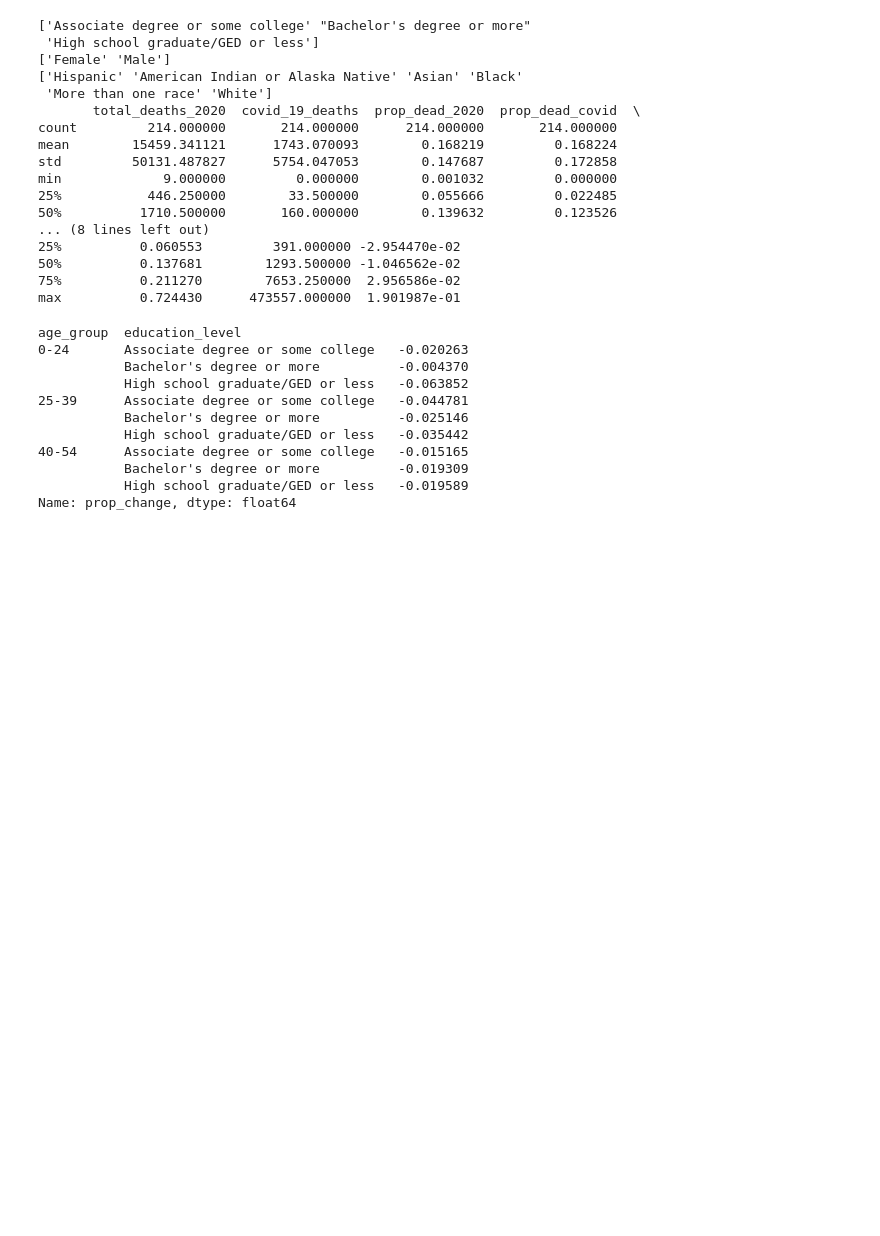
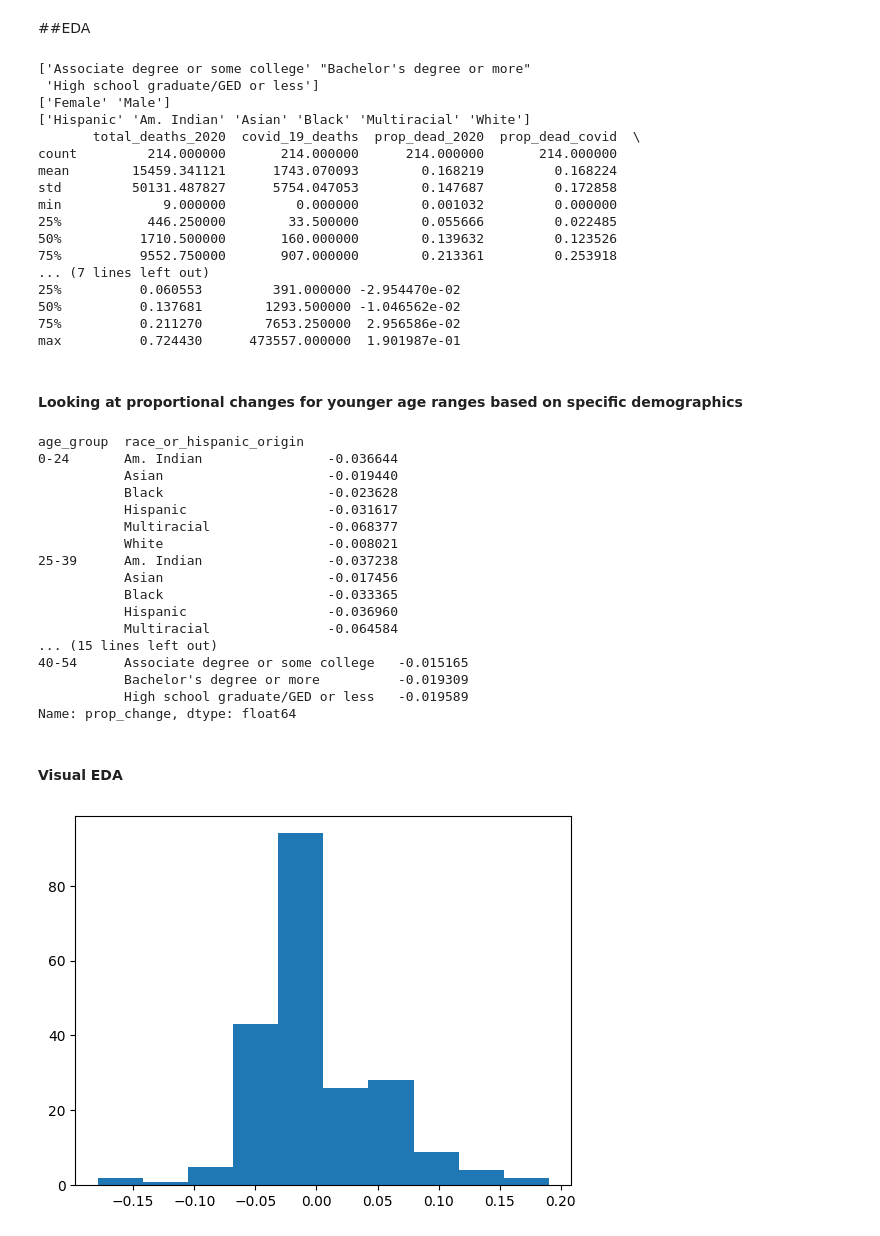
Before and after one commit to Acodea23/eda_blog, a Jupyter notebook: quick_eda.ipynb, the cells around one changed output. Cells and saved outputs as stored; diff of their text form; code cells hidden in the pictures; blank space fills up the shorter version.

```diff
--- a/quick_eda.ipynb
+++ b/quick_eda.ipynb
@@ -19,15 +21,14 @@ df = pd.DataFrame(data)
 # %%
-#clean data
 #convert numeric values from strings
 df['total_deaths'] = pd.to_numeric(df['total_deaths'])
 df['covid_19_deaths'] = pd.to_numeric(df['covid_19_deaths'])
-#strip age groups of extra text
+
+#using regex to shorten and clarify values
 df['age_group'] = df['age_group'].str.replace(" years", "")
-df['race_or_hispanic_origin'] = df['race_or_hispanic_origin'].str.replace("Non-Hispanic ", "")
+df['race_or_hispanic_origin'] = df['race_or_hispanic_origin'].str.replace("Non-Hispanic ", "").str.replace("American Indian or Alaska Native", "Am. Indian").str.replace("More than one race", "Multiracial")
 df['education_level'] = df['education_level'].str.replace("Bachelor�s degree or more", "Bachelor's degree or more")
 
-#drop unneccesary frames.
+#drop unneccesary frames. Including uknown values and date column for when row was last updated
 df = df.drop("data_as_of", axis=1)
 df = df.drop(df[df["education_level"] == "Unknown"].index)
 df = df.drop(df[df["race_or_hispanic_origin"] == "Unknown"].index)
-#df.head()
@@ -69,20 +64,19 @@ comb_df.head()
 comb_df.to_csv("covid_death_demographics.csv", index = False)
+# %% [markdown]
+##EDA
 # %%
+#What values are in each demographic column?
 print(comb_df['education_level'].unique())
 print(comb_df['sex'].unique())
 print(comb_df['race_or_hispanic_origin'].unique())
 
+#basic summary stats and counts
 print(comb_df.describe())
-
-# print(comb_df['education_level'].value_counts())
-# print(comb_df['sex'].value_counts())
-# print(comb_df['education_level'].value_counts())
 # %% [output]
 ['Associate degree or some college' "Bachelor's degree or more"
  'High school graduate/GED or less']
 ['Female' 'Male']
-['Hispanic' 'American Indian or Alaska Native' 'Asian' 'Black'
- 'More than one race' 'White']
+['Hispanic' 'Am. Indian' 'Asian' 'Black' 'Multiracial' 'White']
        total_deaths_2020  covid_19_deaths  prop_dead_2020  prop_dead_covid  \
 count         214.000000       214.000000      214.000000       214.000000
 mean        15459.341121      1743.070093        0.168219         0.168224
@@ -90,23 +84,42 @@ std         50131.487827      5754.047053        0.147687         0.172858
 min             9.000000         0.000000        0.001032         0.000000
 25%           446.250000        33.500000        0.055666         0.022485
 50%          1710.500000       160.000000        0.139632         0.123526
-... (8 lines left out)
+75%          9552.750000       907.000000        0.213361         0.253918
+... (7 lines left out)
 25%          0.060553         391.000000 -2.954470e-02
 50%          0.137681        1293.500000 -1.046562e-02
 75%          0.211270        7653.250000  2.956586e-02
 max          0.724430      473557.000000  1.901987e-01
+# %% [markdown]
+#### Looking at proportional changes for younger age ranges based on specific demographics
 # %%
-comb_df[comb_df["age_group"].isin(["0-24","25-39","40-54"])].groupby(["age_group","race_or_hispanic_origin"])["prop_change"].mean()
-comb_df[comb_df["age_group"].isin(["0-24","25-39","40-54"])].groupby(["age_group","education_level"])["prop_change"].mean()
+# Race
+print(comb_df[comb_df["age_group"].isin(["0-24","25-39","40-54"])].groupby(["age_group","race_or_hispanic_origin"])["prop_change"].mean())
+#Education
+print(comb_df[comb_df["age_group"].isin(["0-24","25-39","40-54"])].groupby(["age_group","education_level"])["prop_change"].mean())
 # %% [output]
-age_group  education_level
-0-24       Associate degree or some college   -0.020263
-           Bachelor's degree or more          -0.004370
-           High school graduate/GED or less   -0.063852
-25-39      Associate degree or some college   -0.044781
-           Bachelor's degree or more          -0.025146
-           High school graduate/GED or less   -0.035442
+age_group  race_or_hispanic_origin
+0-24       Am. Indian                -0.036644
+           Asian                     -0.019440
+           Black                     -0.023628
+           Hispanic                  -0.031617
+           Multiracial               -0.068377
+           White                     -0.008021
+25-39      Am. Indian                -0.037238
+           Asian                     -0.017456
+           Black                     -0.033365
+           Hispanic                  -0.036960
+           Multiracial               -0.064584
+... (15 lines left out)
 40-54      Associate degree or some college   -0.015165
            Bachelor's degree or more          -0.019309
            High school graduate/GED or less   -0.019589
 Name: prop_change, dtype: float64
+# %% [markdown]
+#### Visual EDA
+# %%
+#Basic histogram of proportional changes
+plt.hist(comb_df["prop_change"])
+plt.show()
+# %% [output]
+[figure, added]
```
Also changed, not shown: parts of 12 cells of this notebook, 3 other files.
